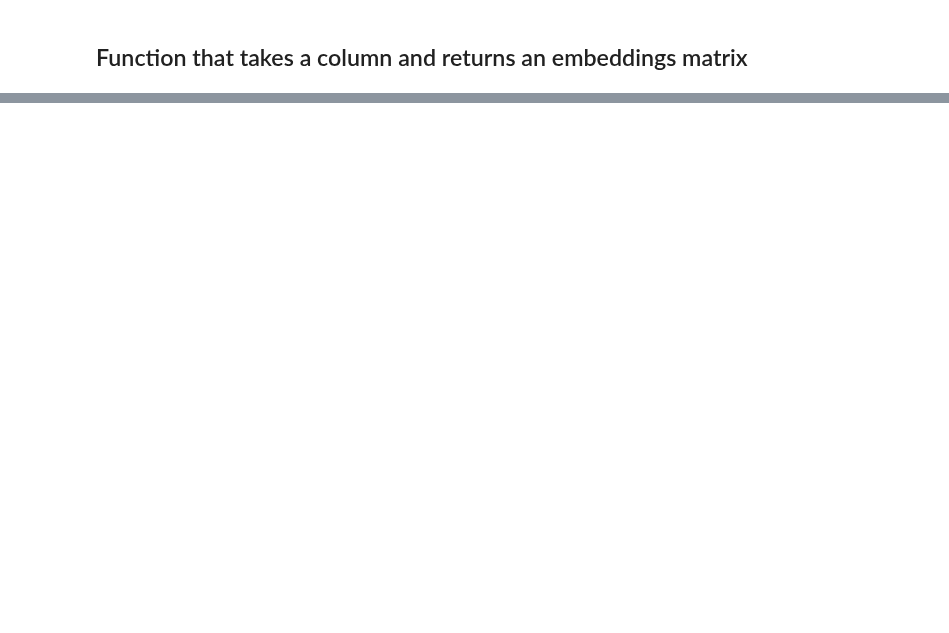
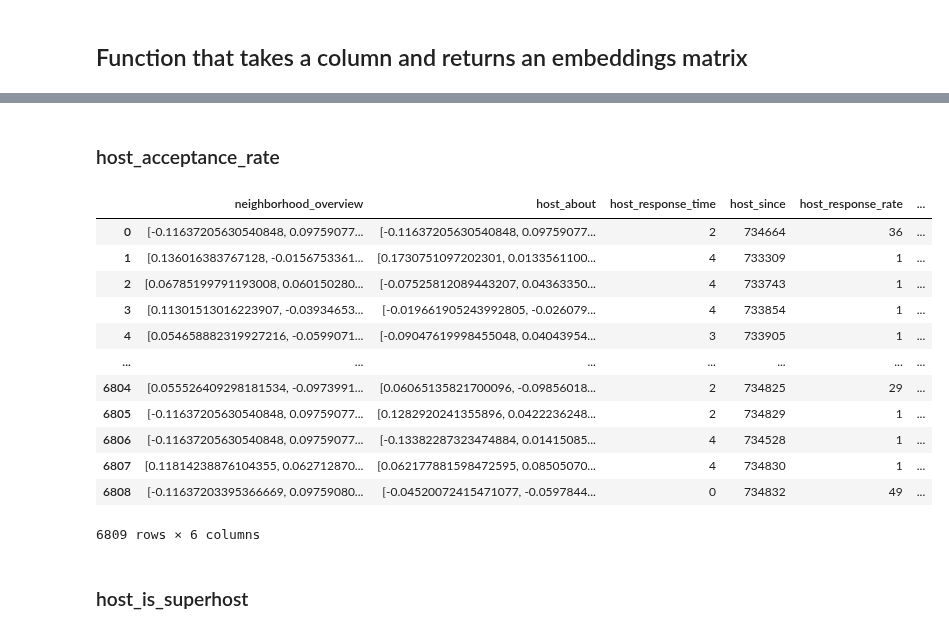
Before and after one commit to MaGiiK02/AirBnB_score_prediction, a Jupyter notebook: step2_process_columns.ipynb, the cells around one changed output, grey strips where cells are left out. Cells and saved outputs as stored; diff of their text form; code cells hidden in the pictures; blank space fills up the shorter version.

Commit message:
processing columns

```diff
--- a/step2_process_columns.ipynb
+++ b/step2_process_columns.ipynb
@@ -329,0 +249,3 @@ data['room_type'] = le.fit_transform(data['room_type'])
+# %%
+processedColumns['host_response_time']=encoding
+processedColumns
@@ -329,0 +268,5 @@ data['room_type'] = le.fit_transform(data['room_type'])
+# %%
+encoding = le.fit_transform(data.host_response_rate)
+# %%
+processedColumns['host_response_rate']=encoding
+processedColumns
@@ -329,0 +287,23 @@ data['room_type'] = le.fit_transform(data['room_type'])
+# %% [markdown]
+### host_acceptance_rate
+# %%
+encoding = le.fit_transform(data.host_acceptance_rate)
+# %%
+processedColumns['host_acceptance_rate']=encoding
+processedColumns
+# %% [output]
+|  | neighborhood_overview | host_about | host_response_time | host_since | host_response_rate | ... |
+| 0 | [-0.11637205630540848, 0.09759077... | [-0.11637205630540848, 0.09759077... | 2 | 734664 | 36 | ... |
+| 1 | [0.136016383767128, -0.0156753361... | [0.1730751097202301, 0.0133561100... | 4 | 733309 | 1 | ... |
+| 2 | [0.06785199791193008, 0.060150280... | [-0.07525812089443207, 0.04363350... | 4 | 733743 | 1 | ... |
+| 3 | [0.11301513016223907, -0.03934653... | [-0.019661905243992805, -0.026079... | 4 | 733854 | 1 | ... |
+| 4 | [0.054658882319927216, -0.0599071... | [-0.09047619998455048, 0.04043954... | 3 | 733905 | 1 | ... |
+| ... | ... | ... | ... | ... | ... | ... |
+| 6804 | [0.055526409298181534, -0.0973991... | [0.06065135821700096, -0.09856018... | 2 | 734825 | 29 | ... |
+| 6805 | [-0.11637205630540848, 0.09759077... | [0.1282920241355896, 0.0422236248... | 2 | 734829 | 1 | ... |
+| 6806 | [-0.11637205630540848, 0.09759077... | [-0.13382287323474884, 0.01415085... | 4 | 734528 | 1 | ... |
+| 6807 | [0.11814238876104355, 0.062712870... | [0.062177881598472595, 0.08505070... | 4 | 734830 | 1 | ... |
+| 6808 | [-0.11637203395366669, 0.09759080... | [-0.04520072415471077, -0.0597844... | 0 | 734832 | 49 | ... |
+6809 rows × 6 columns
+# %% [markdown]
+### host_is_superhost
```
Also changed, not shown: parts of 134 cells of this notebook.
